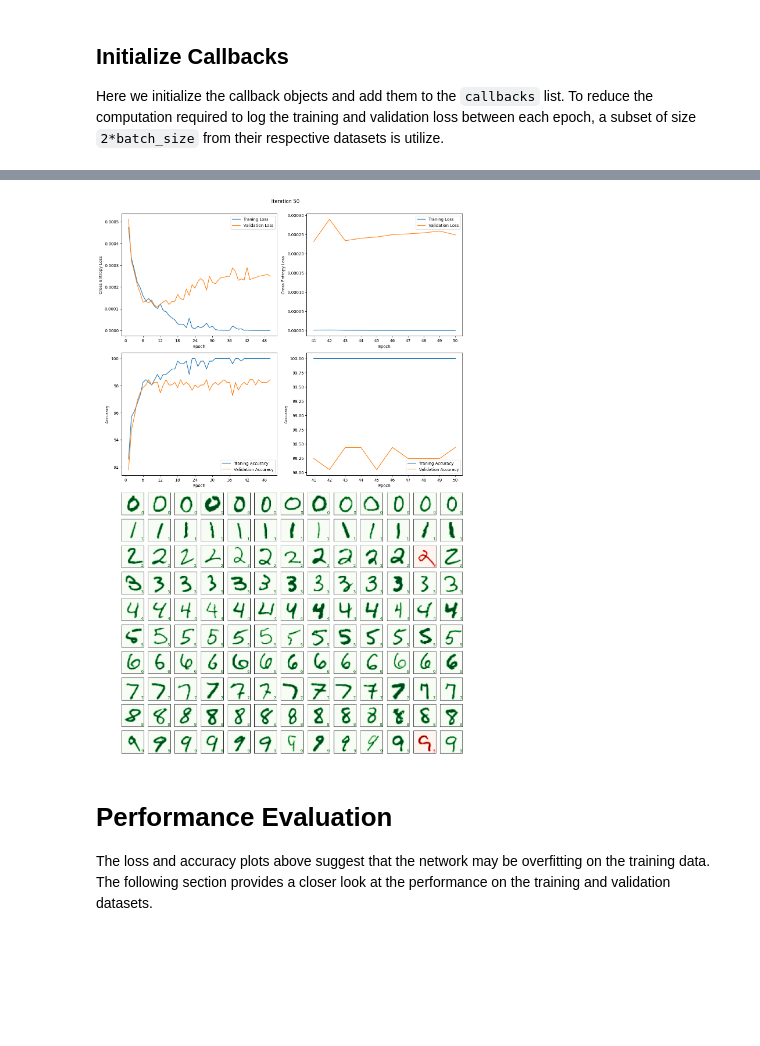
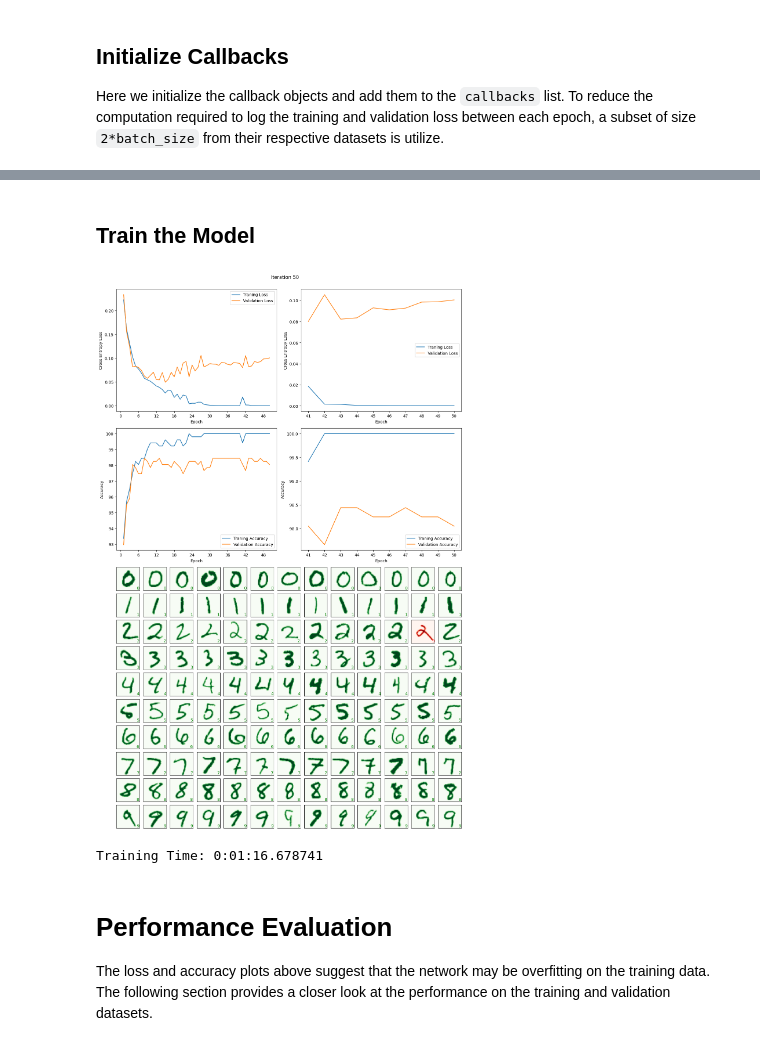
Before and after one commit to jagraves21/NeuralNetworks, a Jupyter notebook: MNIST/Classification/ANN.ipynb, the cells around one changed output, grey strips where cells are left out. Saved outputs shown, nothing was run; the diff lists cells and outputs as text; code cells hidden in the pictures; blank space fills up the shorter version.

```diff
--- a/MNIST/Classification/ANN.ipynb
+++ b/MNIST/Classification/ANN.ipynb
@@ -517,7 +581,7 @@ loss_fn = torch.nn.CrossEntropyLoss(reduction="mean")
 
 Here, we define our optimizer, a modified version of gradient descent called Adam ([torch.optim.Adam](https://pytorch.org/docs/stable/generated/torch.optim.Adam.html)).
 # %%
-optimizer = torch.optim.Adam(ann.parameters())
+adam_optimizer = torch.optim.Adam(ann.parameters())
 # %% [markdown]
 ## Data Loaders
 
@@ -551,7 +615,7 @@ validation_dataloader = torch.utils.data.DataLoader(
 
 Here we initialize the callback objects and add them to the `callbacks` list. To reduce the computation required to log the training and validation loss between each epoch, a subset of size `2*batch_size` from their respective datasets is utilize.
 # %%
-calculate_loss = CalculateLoss(
+calculate_performance = CalculatePerformance(
     loss_fn=torch.nn.CrossEntropyLoss(reduction="sum"),
     training_dataloader=torch.utils.data.DataLoader(
         dataset=torch.utils.data.TensorDataset(
@@ -590,4 +654,4 @@ plot_progress = PlotProgress(
     device=device
 )
 
-callbacks = [calculate_loss, print_progress, plot_progress]
+callbacks = [calculate_performance, print_progress, plot_progress]
@@ -604,32 +658,20 @@ More specifically, a dictionary &mdash; named `logs` &mdash; is initialized to s
-# %%
-logs = dict()
-
-# notify each callback of the beginning of training
-ann.to(device).eval()
-for callback in callbacks:
-    callback.on_training_start(n_epochs, ann, logs)
-
-for epoch in range(1,n_epochs+1):
-    for mini_batch,(x_train,y_train) in enumerate(training_dataloader, 1):
-        ann.to(device).train()
-        x_train, y_train = x_train.to(device), y_train.to(device)
-        optimizer.zero_grad()
-        y_pred = ann(x_train)
-        loss = loss_fn(y_pred, y_train)
-        loss.backward()
-        optimizer.step()
-
-        # notify each callback of the mini batch
-        ann.to(device).eval()
-        for callback in callbacks:
-            callback.on_mini_batch_end(epoch, mini_batch, len(training_dataloader), len(x_train), loss.item(), ann, logs)
-
-    # notify each callback of the end of epoch
-    ann.to(device).eval()
-    for callback in callbacks:
-        callback.on_epoch_end(epoch, ann, logs)
-# %% [output]
-[figure, removed]
+# %% [markdown]
+## Train the Model
+# %%
+logs = dict()
+train_model(
+    model=ann,
+    device=device,
+    dataloader=training_dataloader,
+    loss_fn=cross_entropy_loss,
+    optimizer=adam_optimizer,
+    n_epochs=n_epochs,
+    callbacks=callbacks,
+    logs=logs
+)
+# %% [output]
+[figure, added]
+Training Time: 0:01:16.678741
 # %% [markdown]
 # Performance Evaluation
 
```
Also changed, not shown: parts of 16 cells of this notebook.
